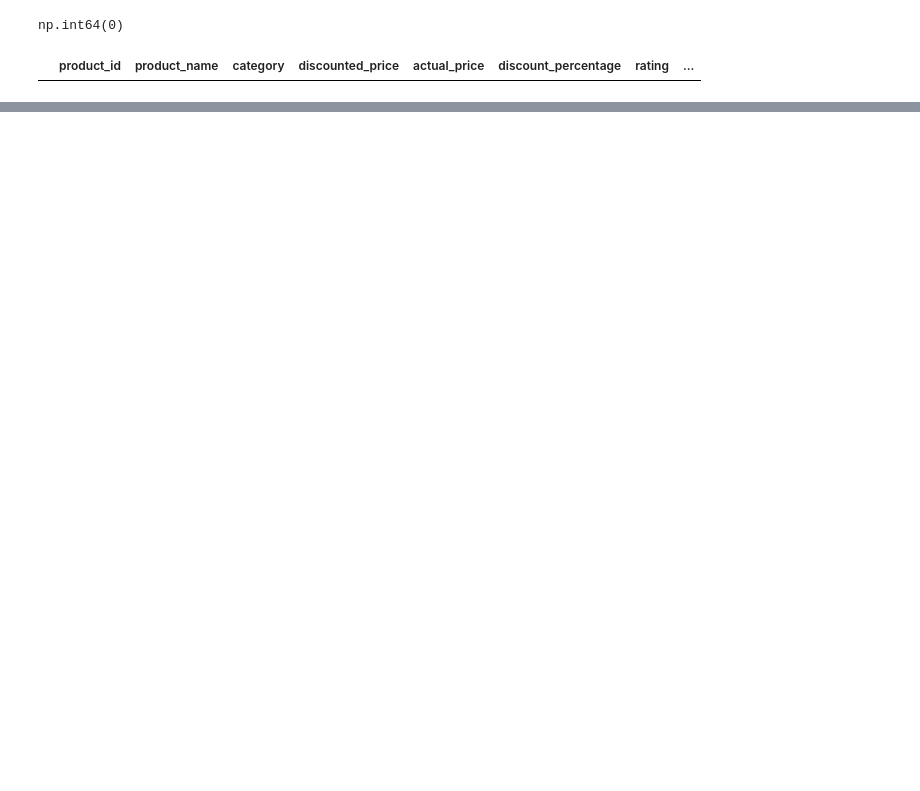
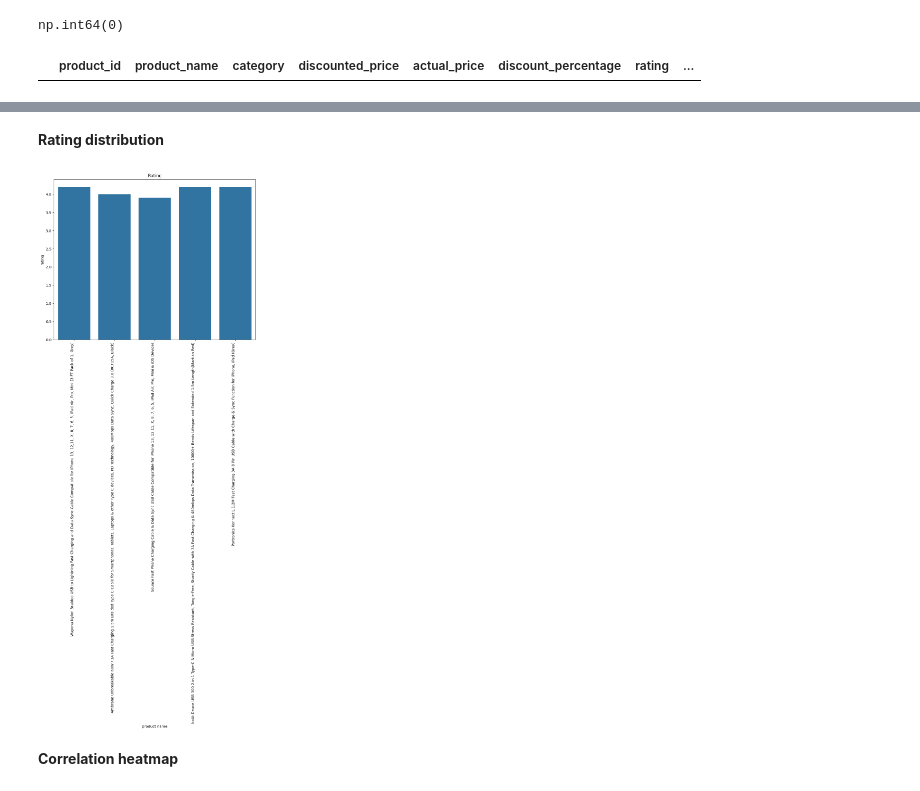
Before and after one commit to rodyragab35205-maker/Amazon-EDA-Project, a Jupyter notebook: notebooks/amazon_eda.ipynb, the cells around one changed output, grey strips where cells are left out. Drawn from its saved outputs; the diff is of its cells as text; code cells hidden in the pictures; blank space fills up the shorter version.

```diff
--- a/notebooks/amazon_eda.ipynb
+++ b/notebooks/amazon_eda.ipynb
@@ -163,0 +407,14 @@ Descriptive Statistics
+# %% [markdown]
+**Rating distribution**
+# %%
+plt.figure(figsize=(10,8))
+sns.barplot(data=amazon.head(),x='product_name',y='rating')
+plt.title("Rating")
+plt.xlabel("product name")
+plt.ylabel("rating")
+plt.xticks(rotation=90,ha='right')
+plt.show()
+# %% [output]
+[figure, added]
+# %% [markdown]
+**Correlation heatmap**
```
Also changed, not shown: parts of 21 cells of this notebook.
